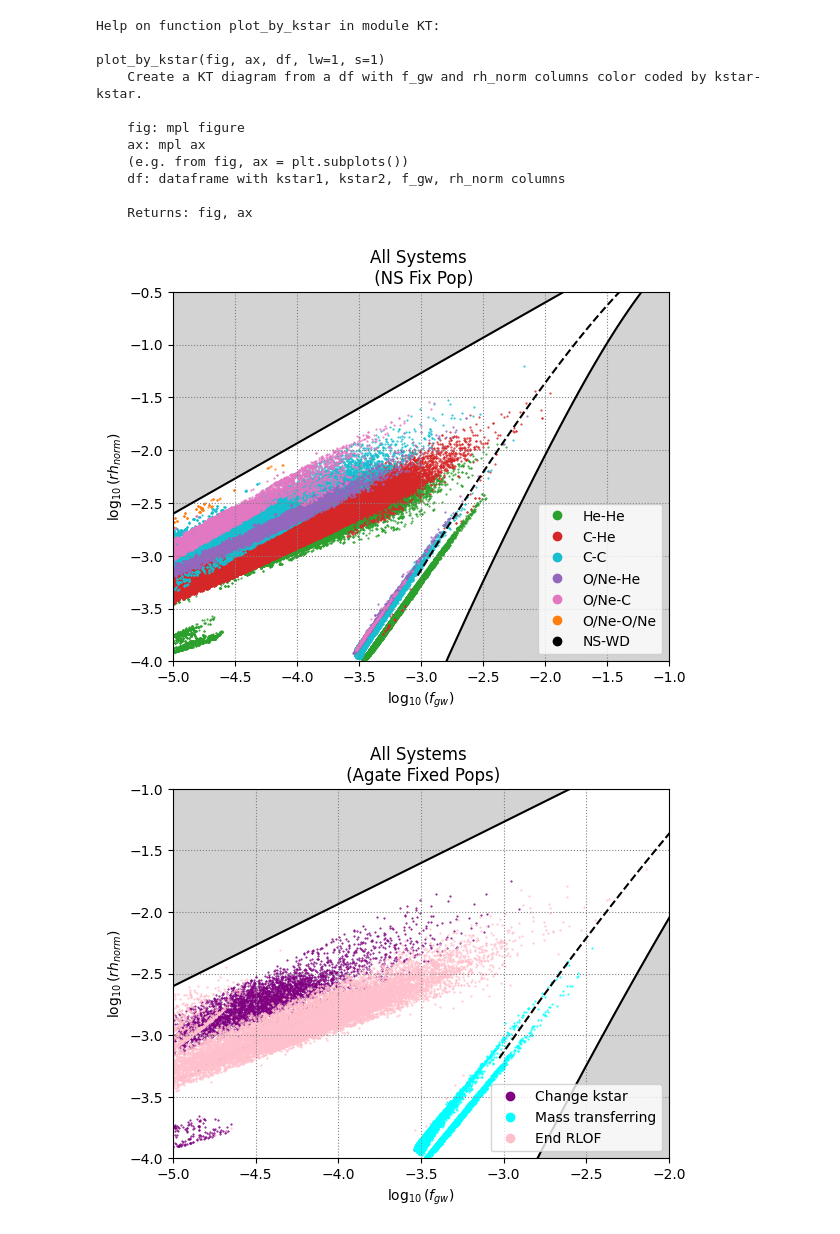
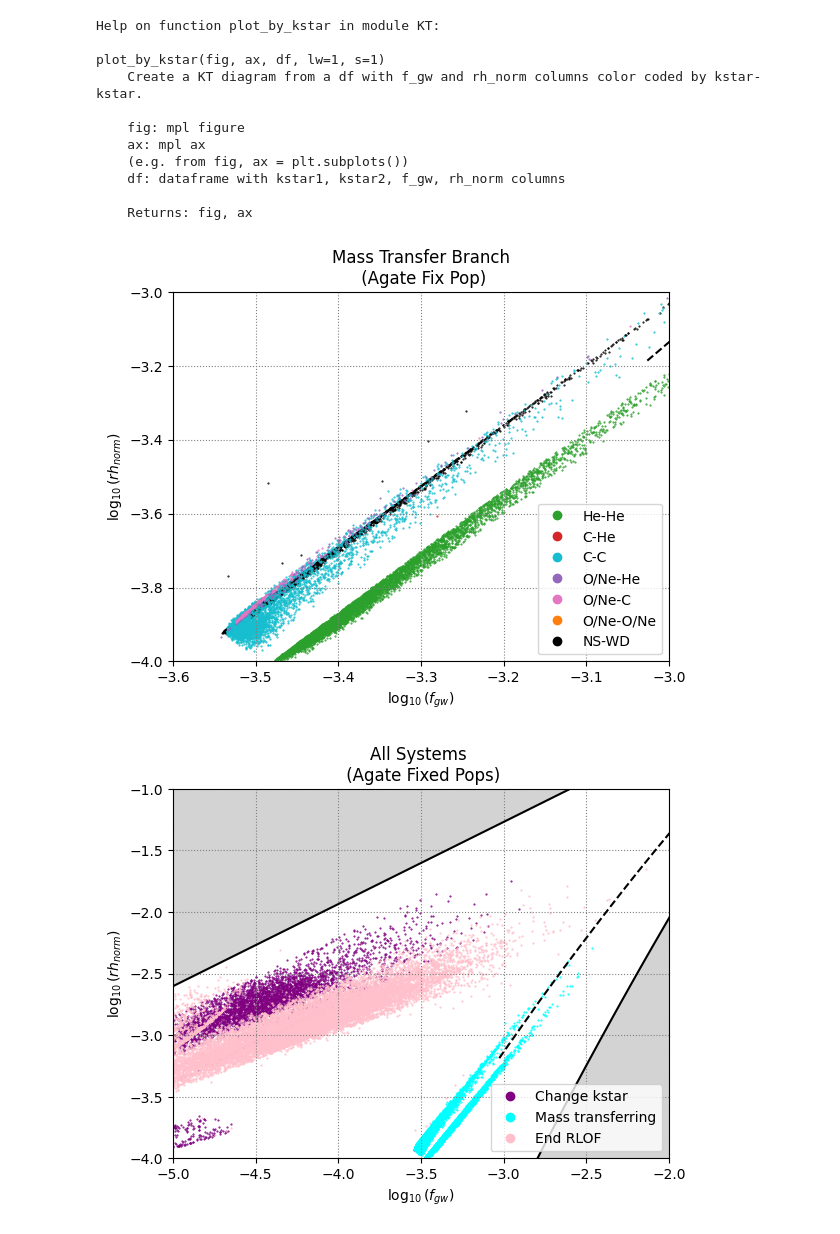
Before and after one commit to 3-3-3/KT, a Jupyter notebook: Example_SNR.ipynb, the cells around one changed output. Drawn from its saved outputs; the diff is of its cells as text; code cells hidden in the pictures.

```diff
--- a/Example_SNR.ipynb
+++ b/Example_SNR.ipynb
@@ -16,5 +19,3 @@ warnings.filterwarnings('ignore')
 base_dir = 'Agate/Baby_Galaxy'
 f_path = os.path.join(base_dir, 'baby_galaxy_out.csv')
 LISA_nc_path = os.path.join('Agate','LISA2018_esaSTD.csv')
-# %%
-df = pd.read_csv(f_path)
@@ -97,17 +109,17 @@ plot_by_kstar(fig, ax, df, lw=1, s=1)
 # %%
 #Here is our KT plot with no SNR analysis...
 fig, ax = plt.subplots()
 fig, ax = KT.plot_boundaries(fig, ax)
 fig, ax = KT.plot_by_kstar(fig,ax,df)
 ax.grid(color='grey',ls='dotted')
-ax.set_xlim((-5,-1))
-ax.set_ylim((-4,-0.5))
-ax.set_title('All Systems \n (NS Fix Pop)')
+ax.set_xlim((-3.6,-3))
+ax.set_ylim((-4,-3))
+ax.set_title('Mass Transfer Branch\n (Agate Fix Pop)')
 ax.set_xlabel(r'$\log_{10}({f_{gw}})$')
 ax.set_ylabel(r'$\log_{10}({rh_{norm}})$')
-fig.savefig('Neutron_star_fix.pdf')
+fig.savefig('zoomed.pdf')
 # %% [output]
-[figure, old version]
+[figure, new version]
 # %%
 #We can also look at the finalevol_type
 fig, ax = plt.subplots()
```
Also changed, not shown: parts of 5 cells of this notebook, 7 other files.
